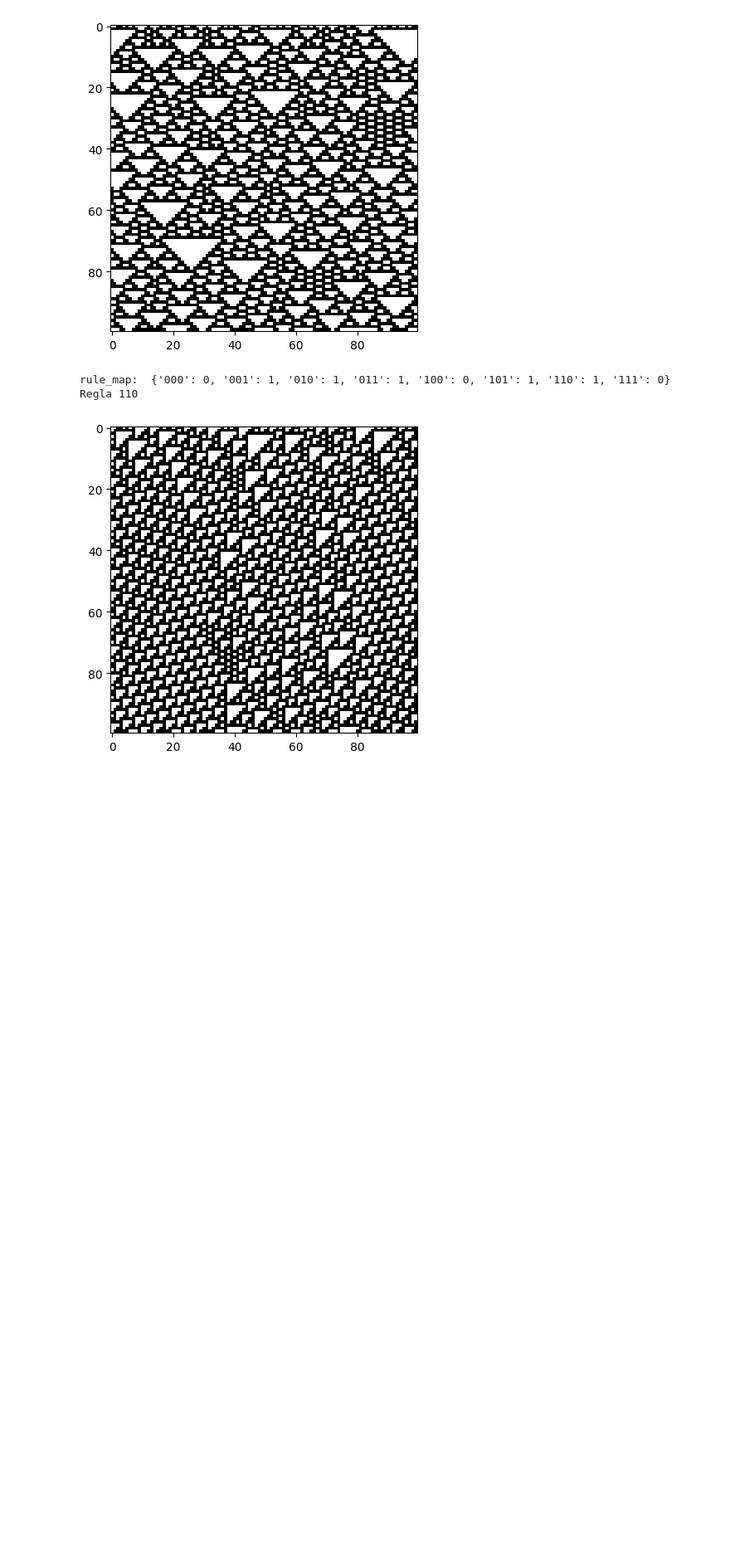
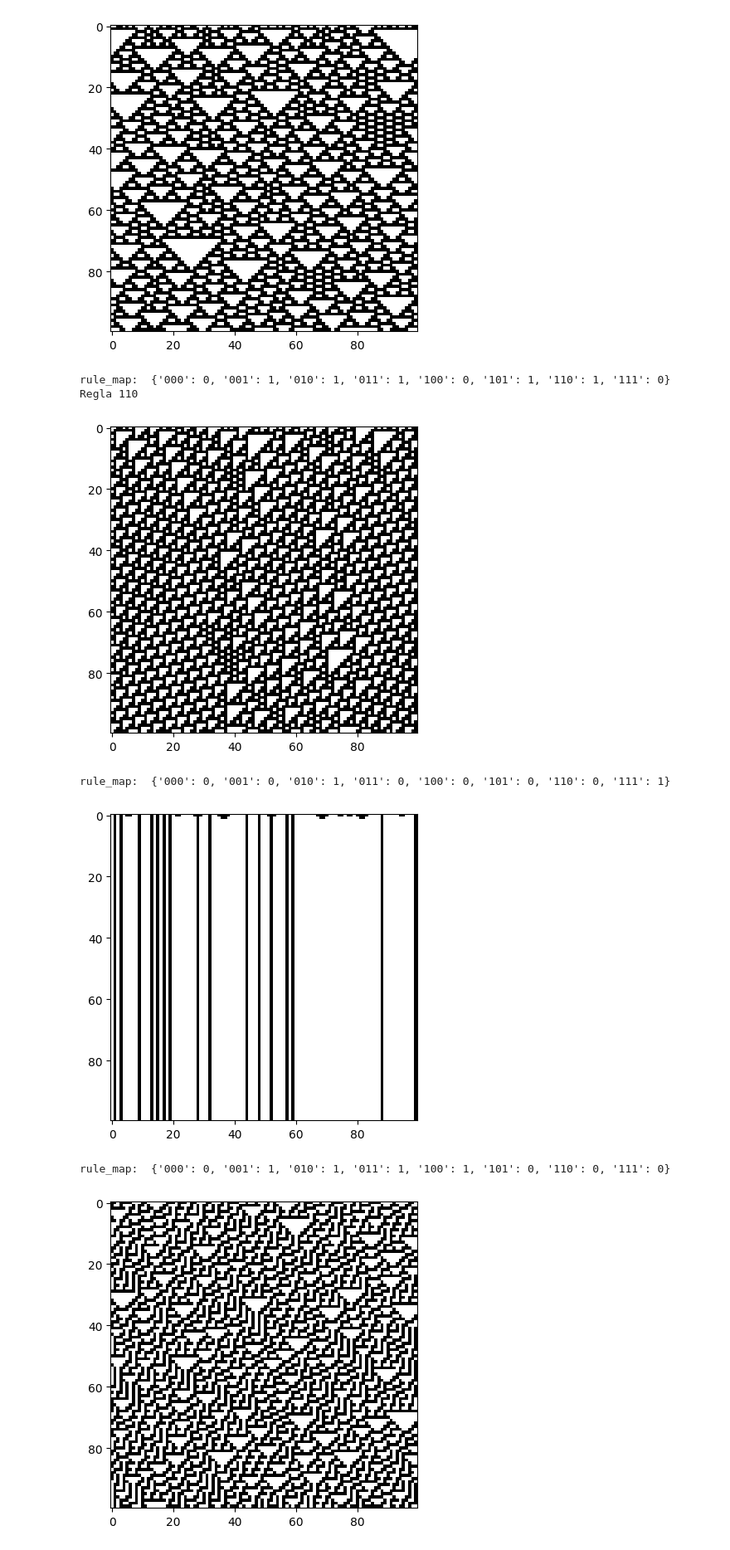
Before and after one commit to alexxriv/mba, a Jupyter notebook: practica01.ipynb, the cells around one changed output. Shown at 83% size. Cells and saved outputs as stored; diff of their text form; code cells hidden in the pictures; blank space fills up the shorter version.

```diff
--- a/practica01.ipynb
+++ b/practica01.ipynb
@@ -90,3 +90,28 @@ Regla 126
 rule_map:  {'000': 0, '001': 1, '010': 1, '011': 1, '100': 0, '101': 1, '110': 1, '111': 0}
 Regla 110
 [figure]
+# %%
+# Ejercicio 3: Rega 132 y 30
+rule_number = 132
+size = 100
+time_steps = 100
+boundary_type = 'periodic'  # Opciones: 'fixed', 'periodic'
+condition_type = 'random'  # Opciones: 'random', 'fixed', 'custom'
+custom_state = None  # Usar sólo si condition_type es 'custom'
+initial_state = initial_conditions(size, condition_type, custom_state)
+grid = cellular_automaton(rule_number, initial_state, time_steps, boundary_type)
+
+print("Regla 132:")
+plot_grid(grid)
+
+rule_number = 30
+initial_state = initial_conditions(size, condition_type, custom_state)
+grid = cellular_automaton(rule_number, initial_state, time_steps, boundary_type)
+
+print("Regla 30:")
+plot_grid(grid)
+# %% [output]
+rule_map:  {'000': 0, '001': 0, '010': 1, '011': 0, '100': 0, '101': 0, '110': 0, '111': 1}
+[figure, added]
+rule_map:  {'000': 0, '001': 1, '010': 1, '011': 1, '100': 1, '101': 0, '110': 0, '111': 0}
+[figure, added]
```
